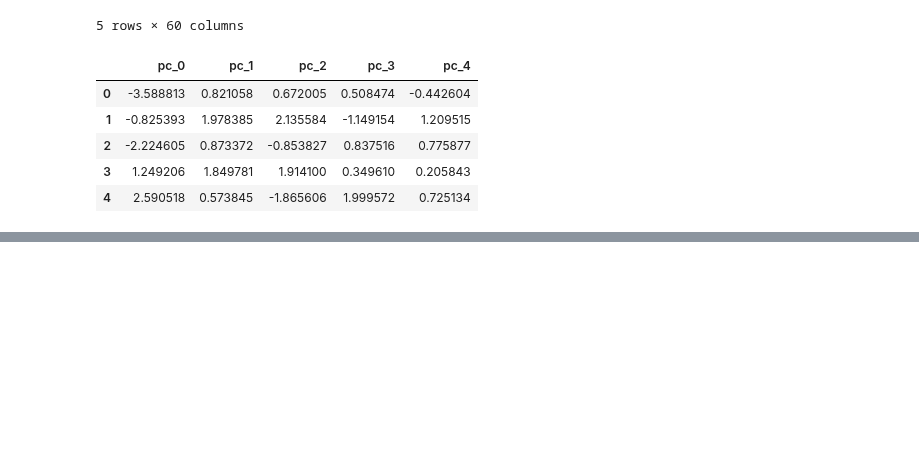
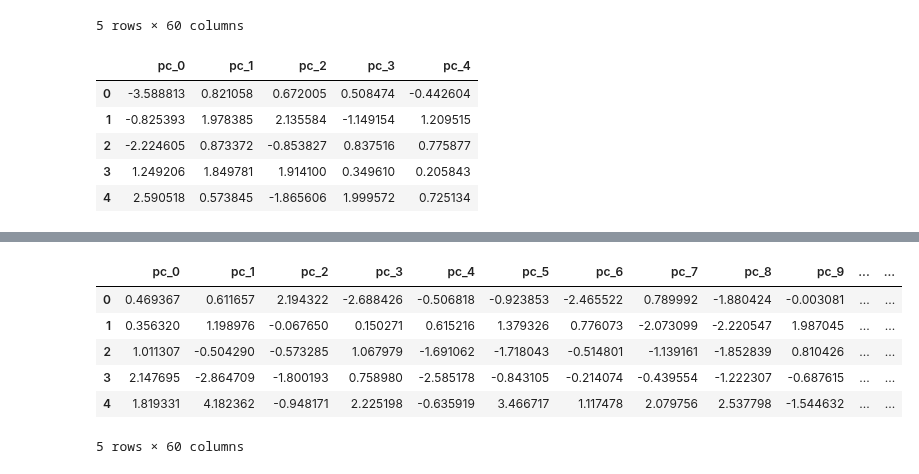
Before and after one commit to sabaiitj/Climate-Change-Survey, a Jupyter notebook: code/Saba_SelectKBest_and_PCA.ipynb, the cells around one changed output, grey strips where cells are left out. Saved outputs shown, nothing was run; the diff lists cells and outputs as text; code cells hidden in the pictures; blank space fills up the shorter version.

```diff
--- a/code/Saba_SelectKBest_and_PCA.ipynb
+++ b/code/Saba_SelectKBest_and_PCA.ipynb
@@ -199,0 +226,13 @@ pd.concat([X_train_ss_new,noise],axi
+# %%
+# "new" columns -- PC's
+pca_df_test = pd.DataFrame(pca.transform(X_test_ss_removed),
+                      columns=['pc_' + str(i) for i in range(X_test_ss_removed.shape[1])])
+pca_df_test.head()
+# %% [output]
+|  | pc_0 | pc_1 | pc_2 | pc_3 | pc_4 | pc_5 | pc_6 | pc_7 | pc_8 | pc_9 | ... | ... |
+| 0 | 0.469367 | 0.611657 | 2.194322 | -2.688426 | -0.506818 | -0.923853 | -2.465522 | 0.789992 | -1.880424 | -0.003081 | ... | ... |
+| 1 | 0.356320 | 1.198976 | -0.067650 | 0.150271 | 0.615216 | 1.379326 | 0.776073 | -2.073099 | -2.220547 | 1.987045 | ... | ... |
+| 2 | 1.011307 | -0.504290 | -0.573285 | 1.067979 | -1.691062 | -1.718043 | -0.514801 | -1.139161 | -1.852839 | 0.810426 | ... | ... |
+| 3 | 2.147695 | -2.864709 | -1.800193 | 0.758980 | -2.585178 | -0.843105 | -0.214074 | -0.439554 | -1.222307 | -0.687615 | ... | ... |
+| 4 | 1.819331 | 4.182362 | -0.948171 | 2.225198 | -0.635919 | 3.466717 | 1.117478 | 2.079756 | 2.537798 | -1.544632 | ... | ... |
+5 rows × 60 columns
```
Also changed, not shown: parts of 4 cells of this notebook.
